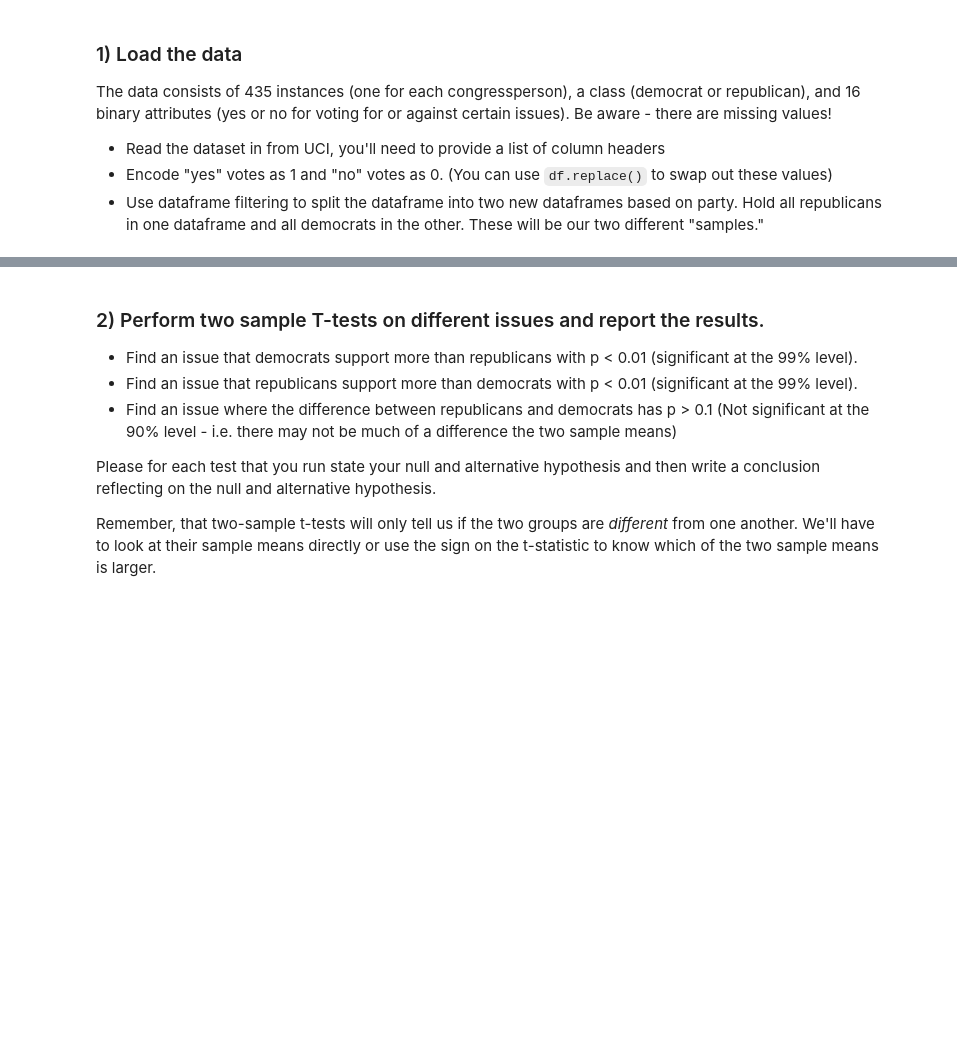
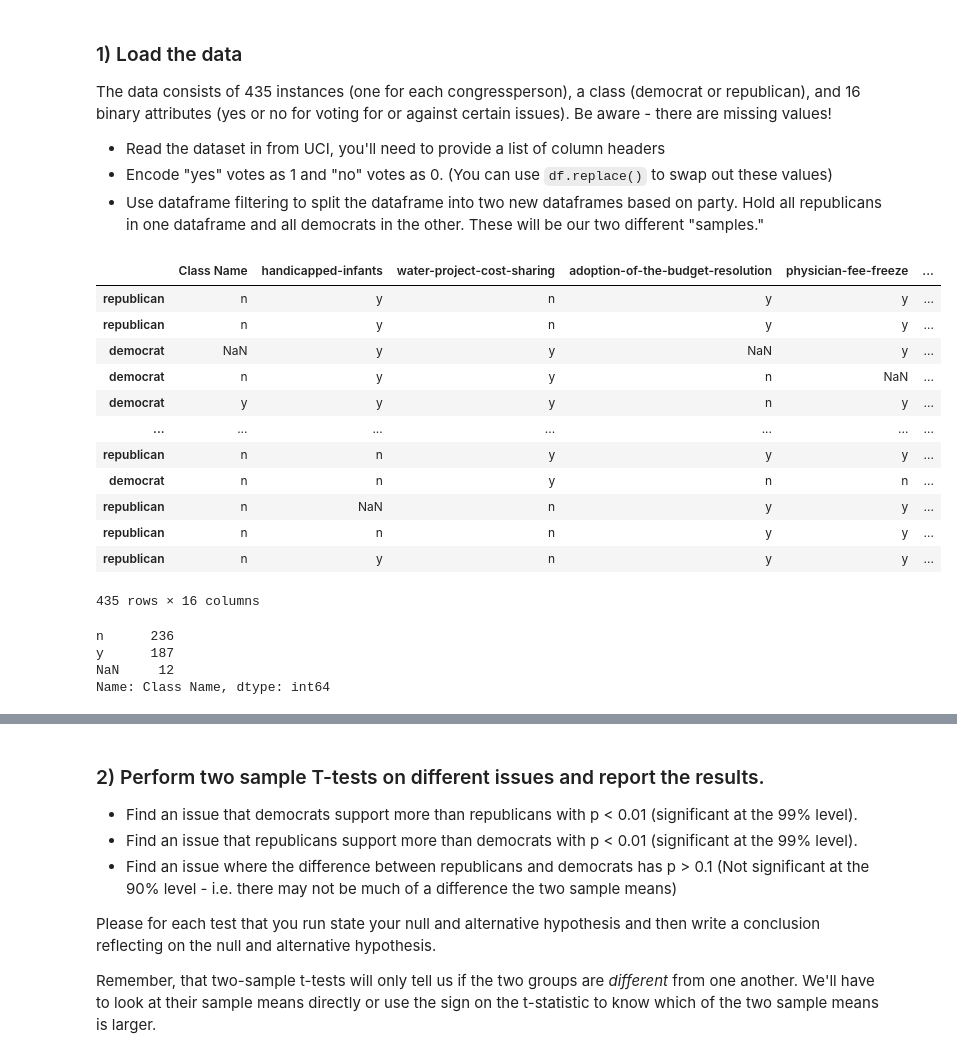
Before and after one commit to yestrella14/DS-Unit-1-Sprint-2-Statistics, a Jupyter notebook: LS_DS_121_Statistics_Probability_Assignment.ipynb, the cells around one changed output, grey strips where cells are left out. Cells and saved outputs as stored; diff of their text form; code cells hidden in the pictures; blank space fills up the shorter version.

```diff
--- a/LS_DS_121_Statistics_Probability_Assignment.ipynb
+++ b/LS_DS_121_Statistics_Probability_Assignment.ipynb
@@ -146,0 +145,34 @@ The data consists of 435 instances (one for each congressperson), a class (democ
+# %%
+### YOUR WORK HERE
+voting_columns=['Class Name', 'handicapped-infants','water-project-cost-sharing',
+'adoption-of-the-budget-resolution','physician-fee-freeze','el-salvador-aid'
+'religious-groups-in-schools','anti-satellite-test-ban','aid-to-nicaraguan-contras',
+'mx-missile','immigration','synfuels-corporation-cutback','education-spending',
+'superfund-right-to-sue','crime', 'duty-free-exports','export-administration-act-south-africa']
+
+voting1980 = pd.read_csv('https://archive.ics.uci.edu/ml/machine-learning-databases/voting-records/house-votes-84.data',
+                         header=None, names=voting_columns, na_values='?')
+voting1980
+# %% [output]
+|  | Class Name | handicapped-infants | water-project-cost-sharing | adoption-of-the-budget-resolution | physician-fee-freeze | ... |
+| republican | n | y | n | y | y | ... |
+| republican | n | y | n | y | y | ... |
+| democrat | NaN | y | y | NaN | y | ... |
+| democrat | n | y | y | n | NaN | ... |
+| democrat | y | y | y | n | y | ... |
+| ... | ... | ... | ... | ... | ... | ... |
+| republican | n | n | y | y | y | ... |
+| democrat | n | n | y | n | n | ... |
+| republican | n | NaN | n | y | y | ... |
+| republican | n | n | n | y | y | ... |
+| republican | n | y | n | y | y | ... |
+435 rows × 16 columns
+# %%
+#Null values?
+#If yes, let go back and replace the nulls in the df with NaN instead of any designated symbols
+voting1980['Class Name'].value_counts(dropna=False)
+# %% [output]
+n      236
+y      187
+NaN     12
+Name: Class Name, dtype: int64
```
Also changed, not shown: parts of 10 cells of this notebook.
